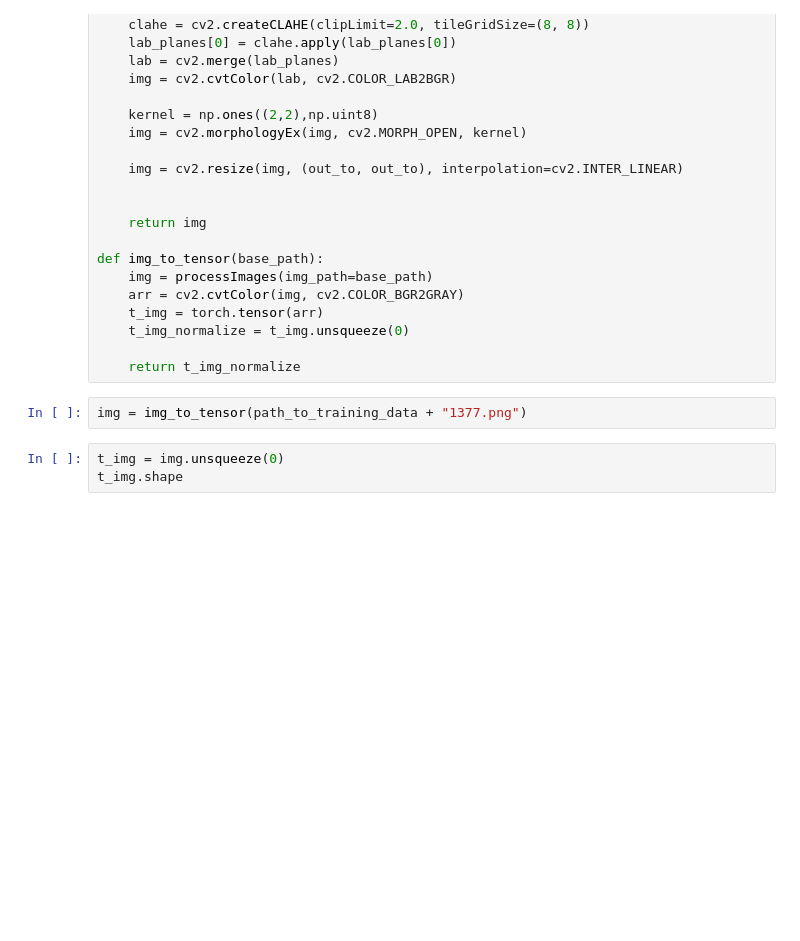
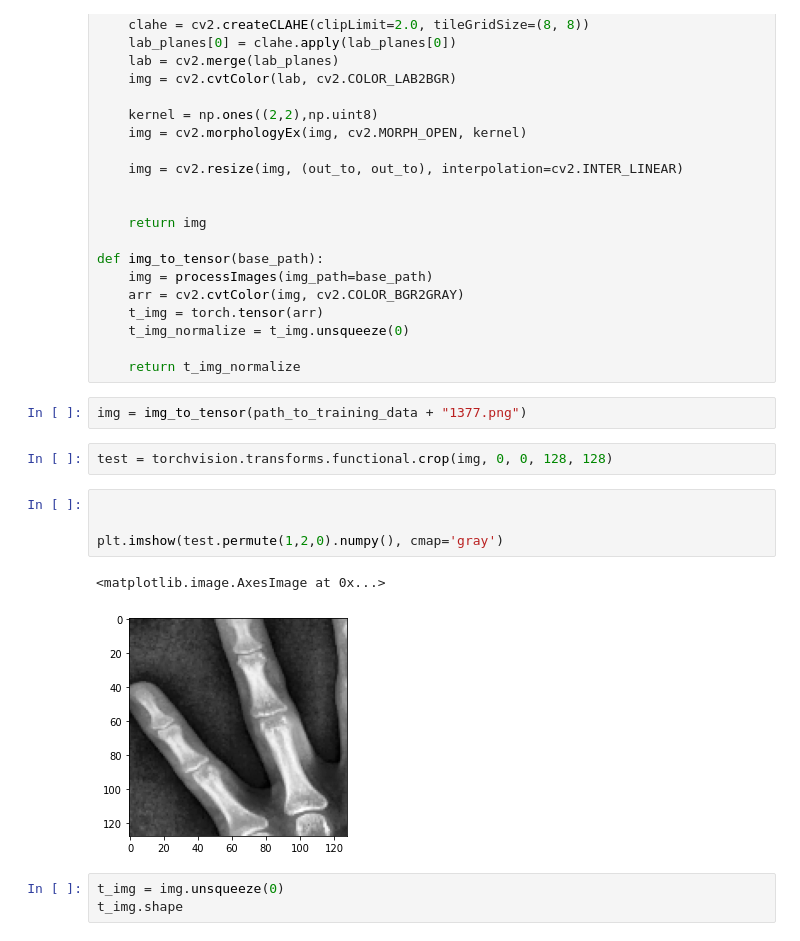
Before and after one commit to janbraunsdorff/studienarbeit, a Jupyter notebook: vit-analyse-transformer.ipynb, the cells around one changed output. Saved outputs shown, nothing was run; the diff lists cells and outputs as text; blank space fills up the shorter version.

```diff
--- a/vit-analyse-transformer.ipynb
+++ b/vit-analyse-transformer.ipynb
@@ -61,6 +62,15 @@ def img_to_tensor(base_path):
     return t_img_normalize
 # %%
 img = img_to_tensor(path_to_training_data + "1377.png")
+# %%
+test = torchvision.transforms.functional.crop(img, 0, 0, 128, 128)
+# %%
+
+
+plt.imshow(test.permute(1,2,0).numpy(), cmap='gray')
+# %% [output]
+<matplotlib.image.AxesImage at 0x...>
+[figure, added]
 # %%
 t_img = img.unsqueeze(0)
 t_img.shape
```
Also changed, not shown: parts of 4 cells of this notebook, 1 other file.
